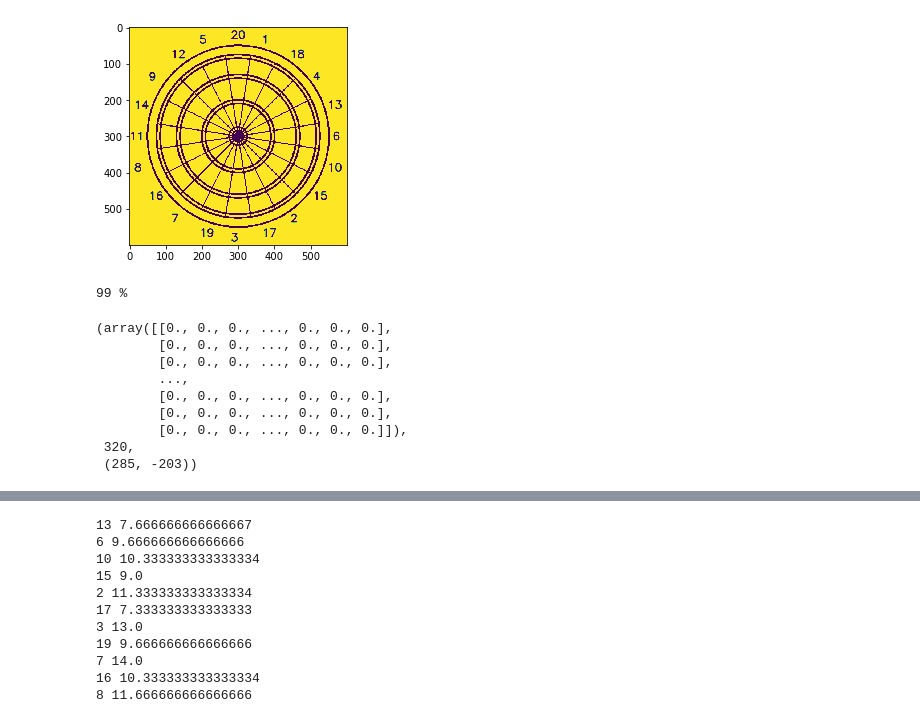
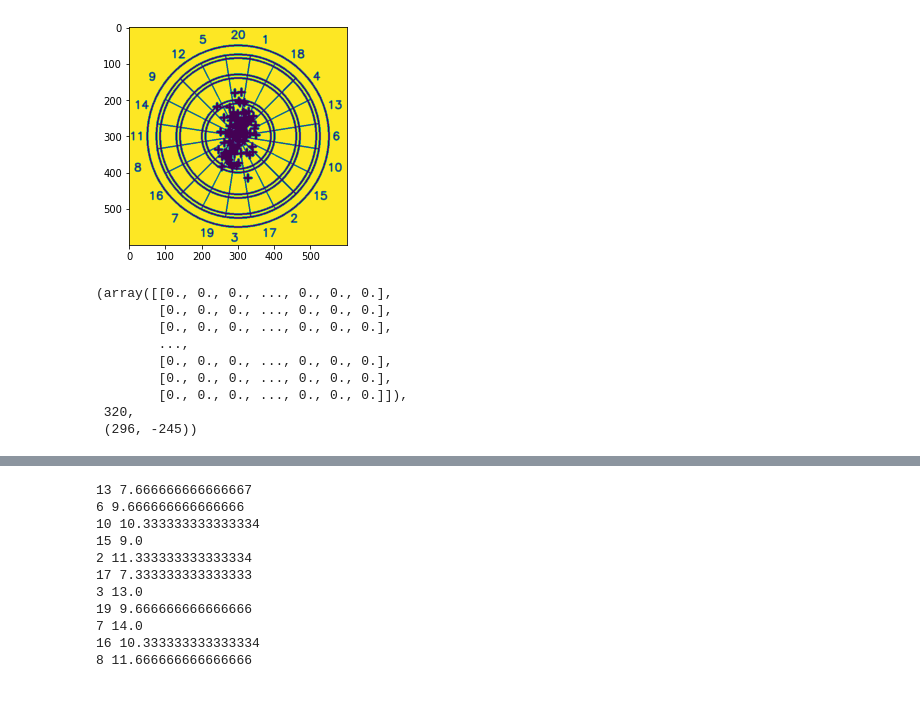
Before and after one commit to tensorway/fun_one_files, a Jupyter notebook: pikado/pikado.ipynb, the cells around one changed output, grey strips where cells are left out. Saved outputs shown, nothing was run; the diff lists cells and outputs as text; code cells hidden in the pictures.

```diff
--- a/pikado/pikado.ipynb
+++ b/pikado/pikado.ipynb
@@ -139,26 +139,25 @@ class Darts():
 # %%
 darts = Darts()
 mu = [300, 300]
-cov = [[1, 0], [0, 1]]
+cov = [[500, 0], [0, 2000]]
 darts.draw_gaussian(mu, cov, ndraw=100)
 darts.show()
 # %% [output]
-[figure, old version]
+[figure, new version]
 # %%
 darts = Darts()
 # cov = [[1, 0], [0, 100]]
-darts.get_best(cov, nthrow=4, xstride=1, ystride=1)
+darts.get_best(cov, nthrow=4, xstride=3, ystride=3)
 # %% [output]
-99 %
+(array([[0., 0., 0., ..., 0., 0., 0.],
+        [0., 0., 0., ..., 0., 0., 0.],
+        [0., 0., 0., ..., 0., 0., 0.],
+        ...,
+        [0., 0., 0., ..., 0., 0., 0.],
+        [0., 0., 0., ..., 0., 0., 0.],
+        [0., 0., 0., ..., 0., 0., 0.]]),
+ 320,
+ (296, -245))
-(array([[0., 0., 0., ..., 0., 0., 0.],
-        [0., 0., 0., ..., 0., 0., 0.],
-        [0., 0., 0., ..., 0., 0., 0.],
-        ...,
-        [0., 0., 0., ..., 0., 0., 0.],
-        [0., 0., 0., ..., 0., 0., 0.],
-        [0., 0., 0., ..., 0., 0., 0.]]),
- 320,
- (285, -203))
 # %%
 darts.draw_points()
 # %% [output]
```
Also changed, not shown: parts of 2 cells of this notebook, 3 other files.
